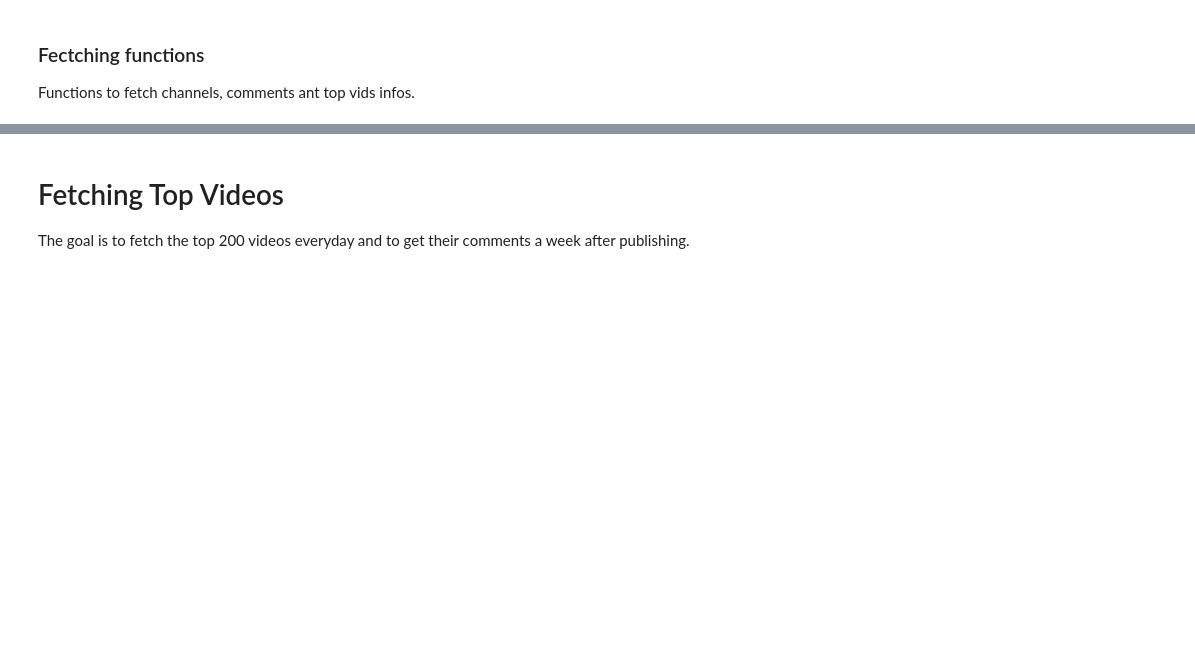
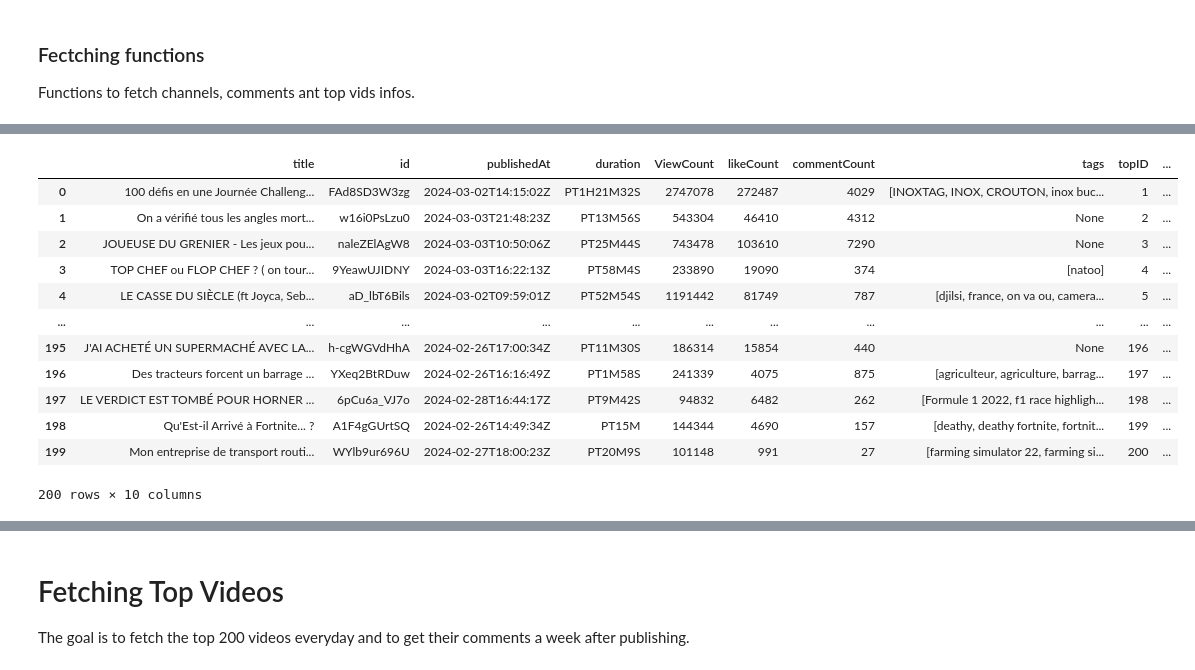
Before and after one commit to Myst4ke/yt-comment-analysis, a Jupyter notebook: main.ipynb, the cells around one changed output, grey strips where cells are left out. Drawn from its saved outputs; the diff is of its cells as text; code cells hidden in the pictures; blank space fills up the shorter version.

Commit message:
fetching comments

```diff
--- a/main.ipynb
+++ b/main.ipynb
@@ -151,30 +157,44 @@ get_video_data(youtube, exemple_video)
 # %%
 def get_Most_Popular_Video(youtube, region:str) -> pd.DataFrame:
     """ Request for most populars videos stats """
     request = Request(
         requestType=youtube.videos(),
         part="snippet,contentDetails,statistics,topicDetails",
         chart="mostPopular",
         regionCode=region,
         maxResults=100,
         pageToken=''
     )
     response = request.execute()
 
     pages = [response]
     while response.get('nextPageToken'):
         request.pageToken = response.get('nextPageToken')
         response = request.execute()
         pages.append(response)
 
     top_videos = pd.concat([format_video_dataDF(videos) for page in pages for videos in page.get('items')]).reset_index(drop=True)
     top_videos['topID'] = top_videos.index + 1
     top_videos['region'] = region
     return top_videos
 
-df:pd.DataFrame = get_Most_Popular_Video(youtube, 'FR')
-df.sort_values(by=['fetchedDate'], ascending=False, inplace=True, kind='quicksort', ignore_index=True)
-df
+get_Most_Popular_Video(youtube, 'FR')
+# df.sort_values(by=['fetchedDate'], ascending=False, inplace=True, kind='quicksort', ignore_index=True)
+# df
+# %% [output]
+|  | title | id | publishedAt | duration | ViewCount | likeCount | commentCount | tags | topID | ... |
+| 0 | 100 défis en une Journée Challeng... | FAd8SD3W3zg | 2024-03-02T14:15:02Z | PT1H21M32S | 2747078 | 272487 | 4029 | [INOXTAG, INOX, CROUTON, inox buc... | 1 | ... |
+| 1 | On a vérifié tous les angles mort... | w16i0PsLzu0 | 2024-03-03T21:48:23Z | PT13M56S | 543304 | 46410 | 4312 | None | 2 | ... |
+| 2 | JOUEUSE DU GRENIER - Les jeux pou... | naleZElAgW8 | 2024-03-03T10:50:06Z | PT25M44S | 743478 | 103610 | 7290 | None | 3 | ... |
+| 3 | TOP CHEF ou FLOP CHEF ? ( on tour... | 9YeawUJIDNY | 2024-03-03T16:22:13Z | PT58M4S | 233890 | 19090 | 374 | [natoo] | 4 | ... |
+| 4 | LE CASSE DU SIÈCLE (ft Joyca, Seb... | aD_lbT6Bils | 2024-03-02T09:59:01Z | PT52M54S | 1191442 | 81749 | 787 | [djilsi, france, on va ou, camera... | 5 | ... |
+| ... | ... | ... | ... | ... | ... | ... | ... | ... | ... | ... |
+| 195 | J'AI ACHETÉ UN SUPERMACHÉ AVEC LA... | h-cgWGVdHhA | 2024-02-26T17:00:34Z | PT11M30S | 186314 | 15854 | 440 | None | 196 | ... |
+| 196 | Des tracteurs forcent un barrage ... | YXeq2BtRDuw | 2024-02-26T16:16:49Z | PT1M58S | 241339 | 4075 | 875 | [agriculteur, agriculture, barrag... | 197 | ... |
+| 197 | LE VERDICT EST TOMBÉ POUR HORNER ... | 6pCu6a_VJ7o | 2024-02-28T16:44:17Z | PT9M42S | 94832 | 6482 | 262 | [Formule 1 2022, f1 race highligh... | 198 | ... |
+| 198 | Qu'Est-il Arrivé à Fortnite... ? | A1F4gGUrtSQ | 2024-02-26T14:49:34Z | PT15M | 144344 | 4690 | 157 | [deathy, deathy fortnite, fortnit... | 199 | ... |
+| 199 | Mon entreprise de transport routi... | WYlb9ur696U | 2024-02-27T18:00:23Z | PT20M9S | 101148 | 991 | 27 | [farming simulator 22, farming si... | 200 | ... |
+200 rows × 10 columns
 # %%
 def format_comment_data(comment:dict) -> dict[str|dict]:
     """ Structure raw comment data """
```
Also changed, not shown: parts of 8 cells of this notebook.
